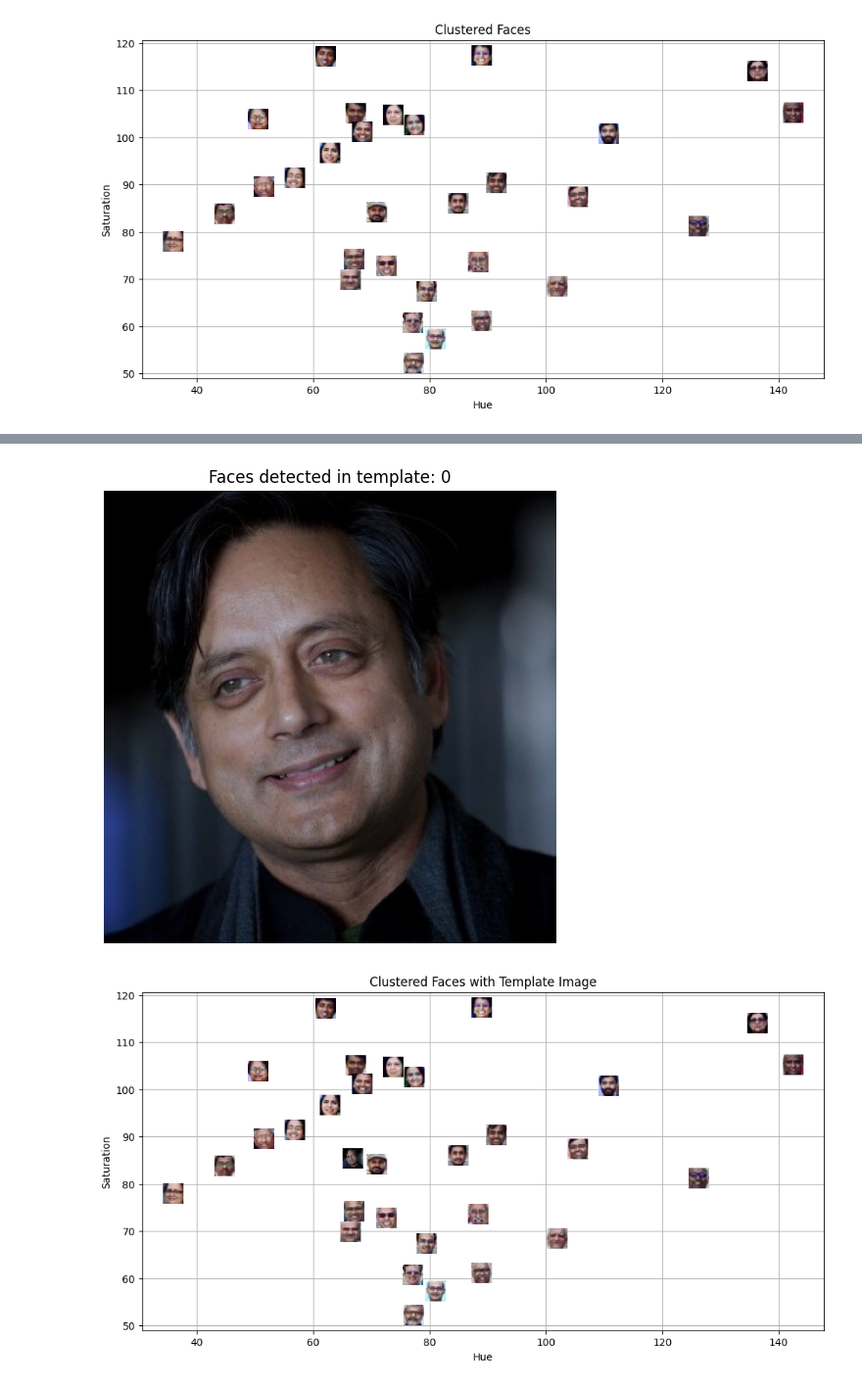
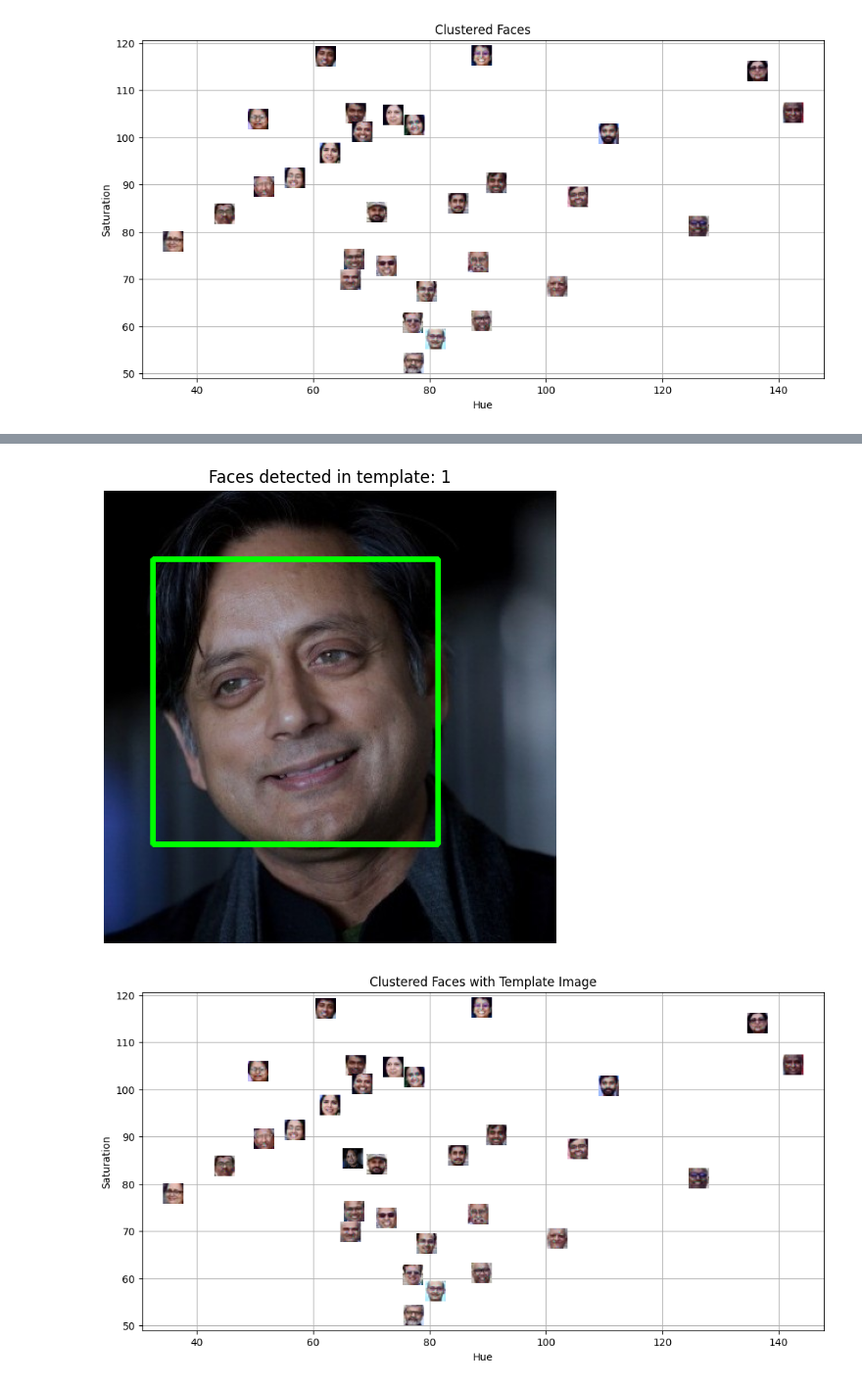
Before and after one commit to ananyasingla2004/DistanceClassificationMLPR-Lab5, a Jupyter notebook: Ananya_Lab5.ipynb, the cells around one changed output, grey strips where cells are left out. Shown at 98% size. Saved outputs shown, nothing was run; the diff lists cells and outputs as text; code cells hidden in the pictures.

```diff
--- a/Ananya_Lab5.ipynb
+++ b/Ananya_Lab5.ipynb
@@ -158,25 +157,29 @@ plt.show()
 # %%
 # Read the template image
 template_img = cv2.imread("Dr_Shashi_Tharoor.jpg")
-template_rgb = cv2.cvtColor(template_img, cv2.COLOR_BGR2RGB)
-gray_tharoor = cv2.cvtColor(template_img, cv2.COLOR_BGR2GRAY)
-
+template_img_rgb = cv2.cvtColor(template_img, cv2.COLOR_BGR2RGB)
 
 # Detect face in the template image after converting it to gray
-template_faces = face_cascade.detectMultiScale(cv2.cvtColor(template_img, cv2.COLOR_BGR2GRAY), 1.05, 4, minSize=(25, 25), maxSize=(50, 50))
+
+# Loading the required haar-cascade xml classifier file
+face_cascade = cv2.CascadeClassifier(cv2.data.haarcascades + "haarcascade_frontalface_default.xml")
+
+template_gray = cv2.cvtColor(template_img, cv2.COLOR_BGR2GRAY)
+# Detect face in the template image after converting it to gray
+template_faces = face_cascade.detectMultiScale(template_gray, scaleFactor=1.1, minNeighbors=3, minSize=(30, 30))
 
 # Draw rectangles around the detected faces
 for (x, y, w, h) in template_faces:
-    cv2.rectangle(template_rgb, (x, y), (x + w, y + h), (0, 255, 0), 3)  # Green rectangle
+    cv2.rectangle(template_img, (x, y), (x + w, y + h), (0, 255, 0), 3)  # Green rectangle
 
 # Display the template image with detections
 plt.figure(figsize=(8, 6))
-plt.imshow(template_rgb)
+plt.imshow(cv2.cvtColor(template_img, cv2.COLOR_BGR2RGB))  # Convert for correct color display
 plt.title(f"Faces detected in template: {len(template_faces)}")
 plt.axis("off")
 plt.show()
 # %% [output]
-[figure, old version]
+[figure, new version]
 # %%
 # Convert the template image to HSV color space and store it in template_hsv
 template_img = cv2.imread("Dr_Shashi_Tharoor.jpg")
```
Also changed, not shown: parts of 4 cells of this notebook, 12 other files.
